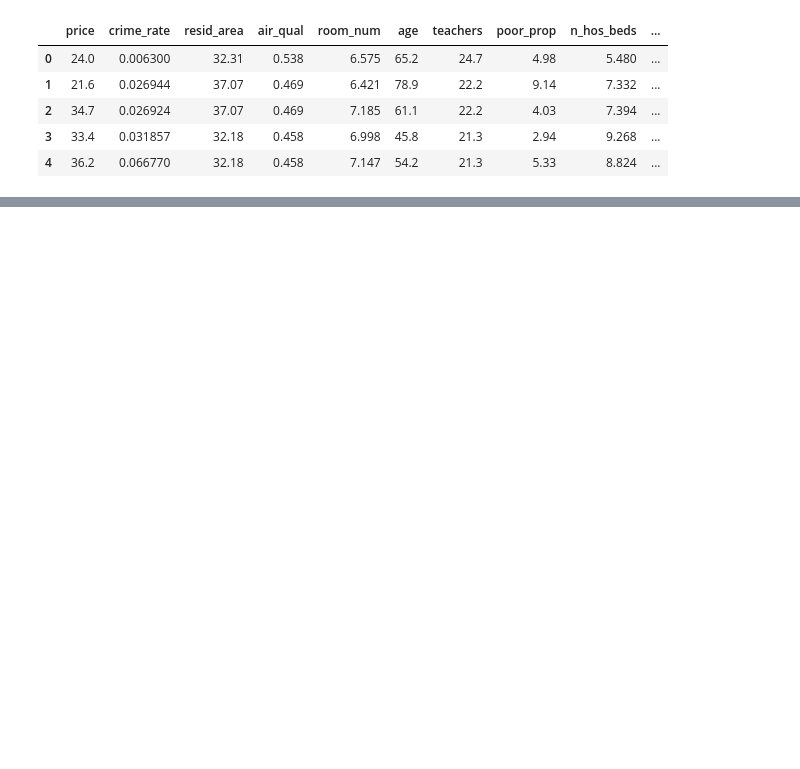
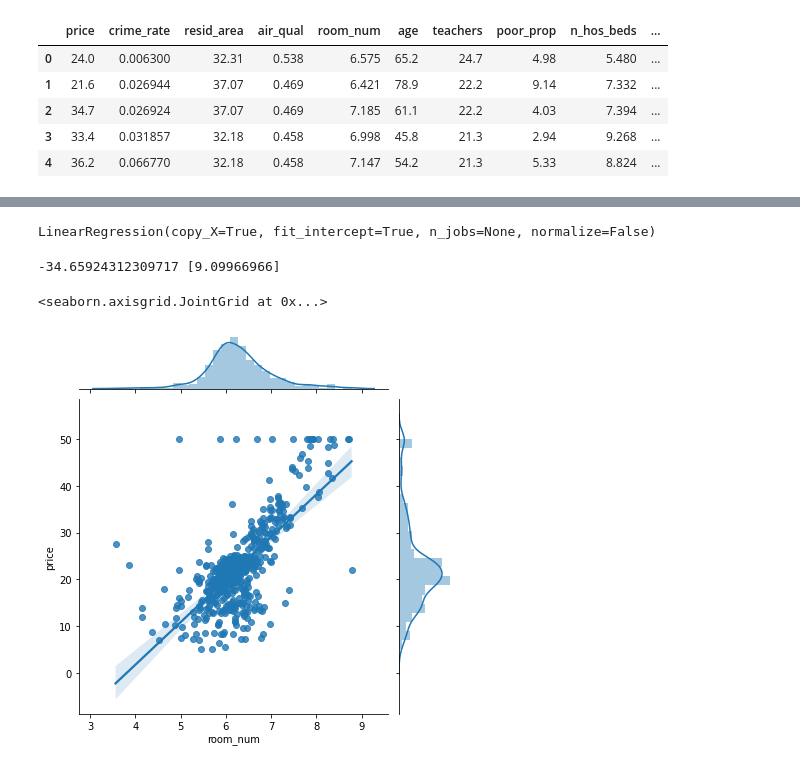
Before and after one commit to anmol0720/Linear-Regresssion, a Jupyter notebook: TensorFlow_with_GPU.ipynb, the cells around one changed output, grey strips where cells are left out. Saved outputs shown, nothing was run; the diff lists cells and outputs as text; code cells hidden in the pictures; blank space fills up the shorter version.

```diff
--- a/TensorFlow_with_GPU.ipynb
+++ b/TensorFlow_with_GPU.ipynb
@@ -318,0 +358,8 @@ df.head()
+# %%
+lm2.fit(X,y)
+# %% [output]
+LinearRegression(copy_X=True, fit_intercept=True, n_jobs=None, normalize=False)
+# %%
+print(lm2.intercept_,lm2.coef_)
+# %% [output]
+-34.65924312309717 [9.09966966]
@@ -318,0 +368,5 @@ df.head()
+# %%
+sns.jointplot(x=df['room_num'],y=df['price'],data=df,kind='reg')
+# %% [output]
+<seaborn.axisgrid.JointGrid at 0x...>
+[figure, added]
```
Also changed, not shown: parts of 11 cells of this notebook.
